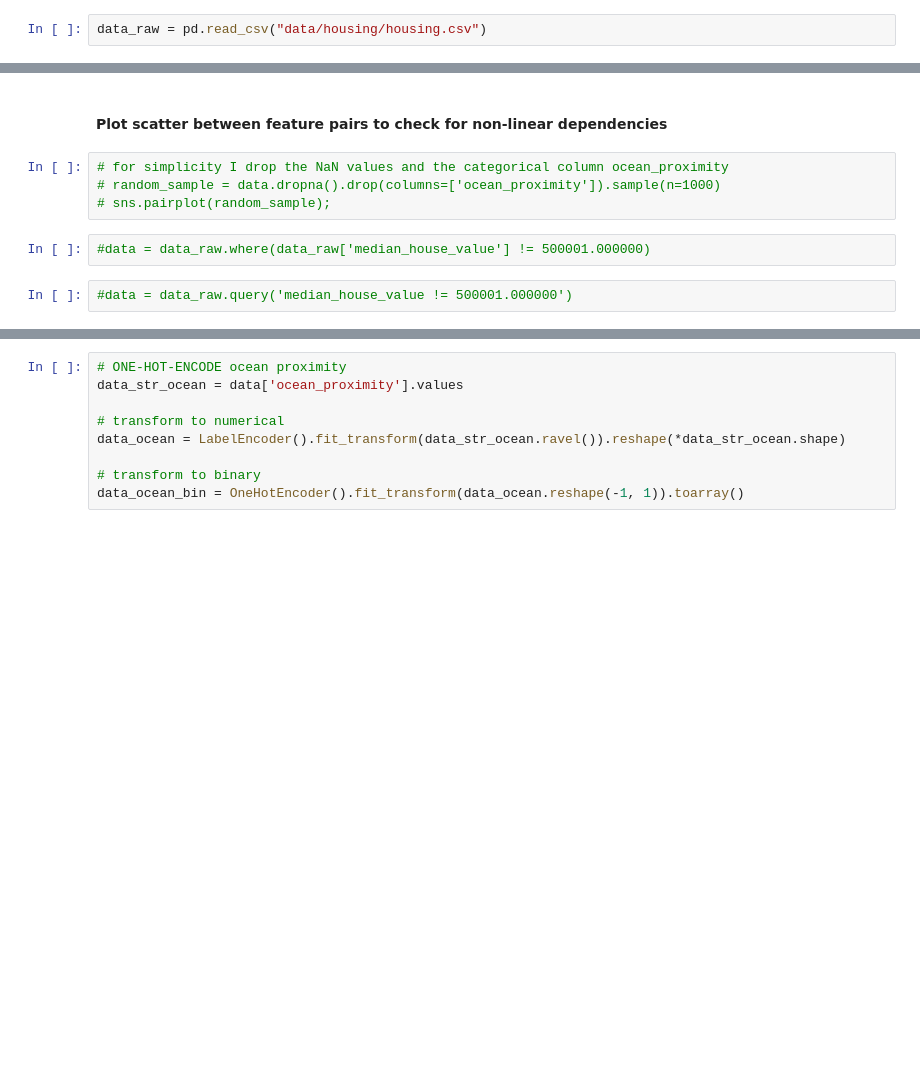
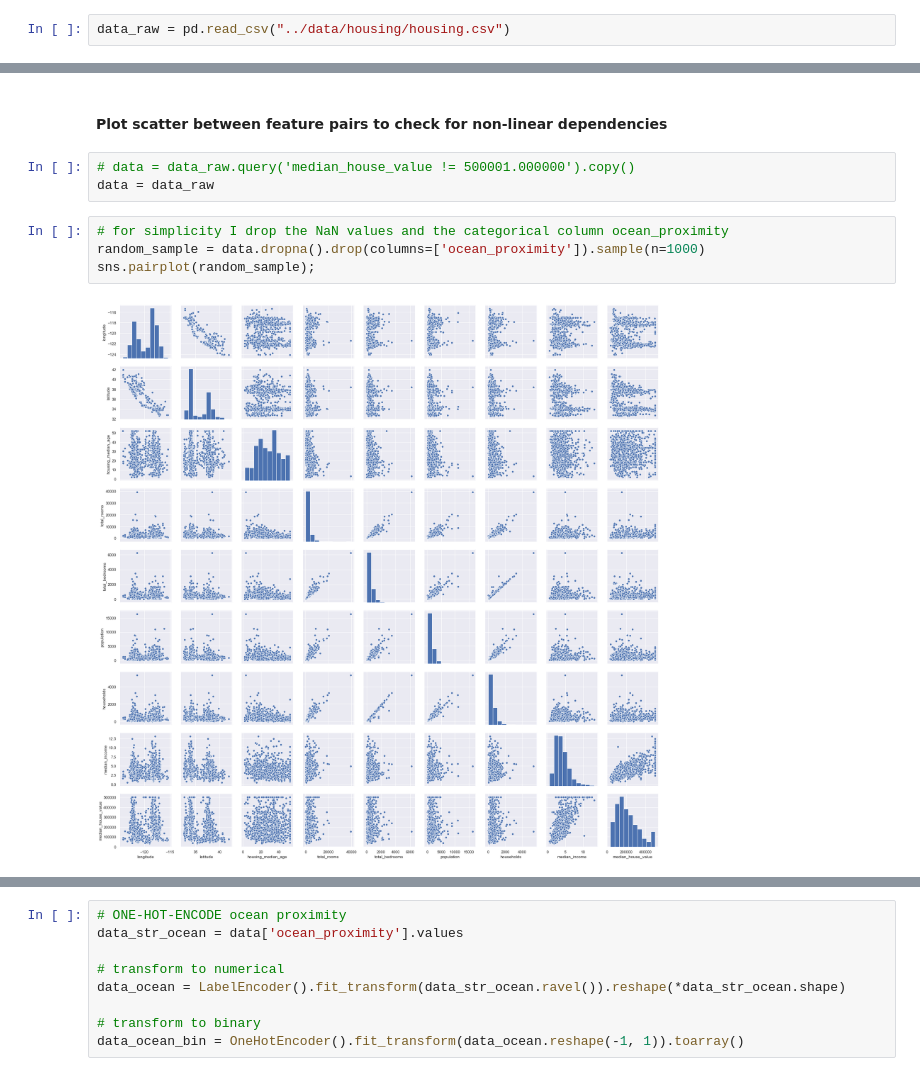
Before and after one commit to marianoju/NF_DS_1_course_material, a Jupyter notebook: prediction/linear_regression_housing.ipynb, the cells around one changed output, grey strips where cells are left out. Saved outputs shown, nothing was run; the diff lists cells and outputs as text; blank space fills up the shorter version.

```diff
--- a/prediction/linear_regression_housing.ipynb
+++ b/prediction/linear_regression_housing.ipynb
@@ -11,6 +32,6 @@ from sklearn.preprocessing import LabelEncoder, OneHotEncoder
 import seaborn as sns
 sns.set()
 # %%
-data_raw = pd.read_csv("data/housing/housing.csv")
+data_raw = pd.read_csv("../data/housing/housing.csv")
 # %%
 print(data_raw.columns)
@@ -19,11 +55,12 @@ data_raw.describe()
 # %% [markdown]
 #### Plot scatter between feature pairs to check for non-linear dependencies
+# %%
+# data = data_raw.query('median_house_value != 500001.000000').copy()
+data = data_raw
 # %%
 # for simplicity I drop the NaN values and the categorical column ocean_proximity
-# random_sample = data.dropna().drop(columns=['ocean_proximity']).sample(n=1000)
-# sns.pairplot(random_sample);
+random_sample = data.dropna().drop(columns=['ocean_proximity']).sample(n=1000)
+sns.pairplot(random_sample);
+# %% [output]
+[figure, added]
-# %%
-#data = data_raw.where(data_raw['median_house_value'] != 500001.000000)
-# %%
-#data = data_raw.query('median_house_value != 500001.000000')
 # %%
```
Also changed, not shown: parts of 34 cells of this notebook.
